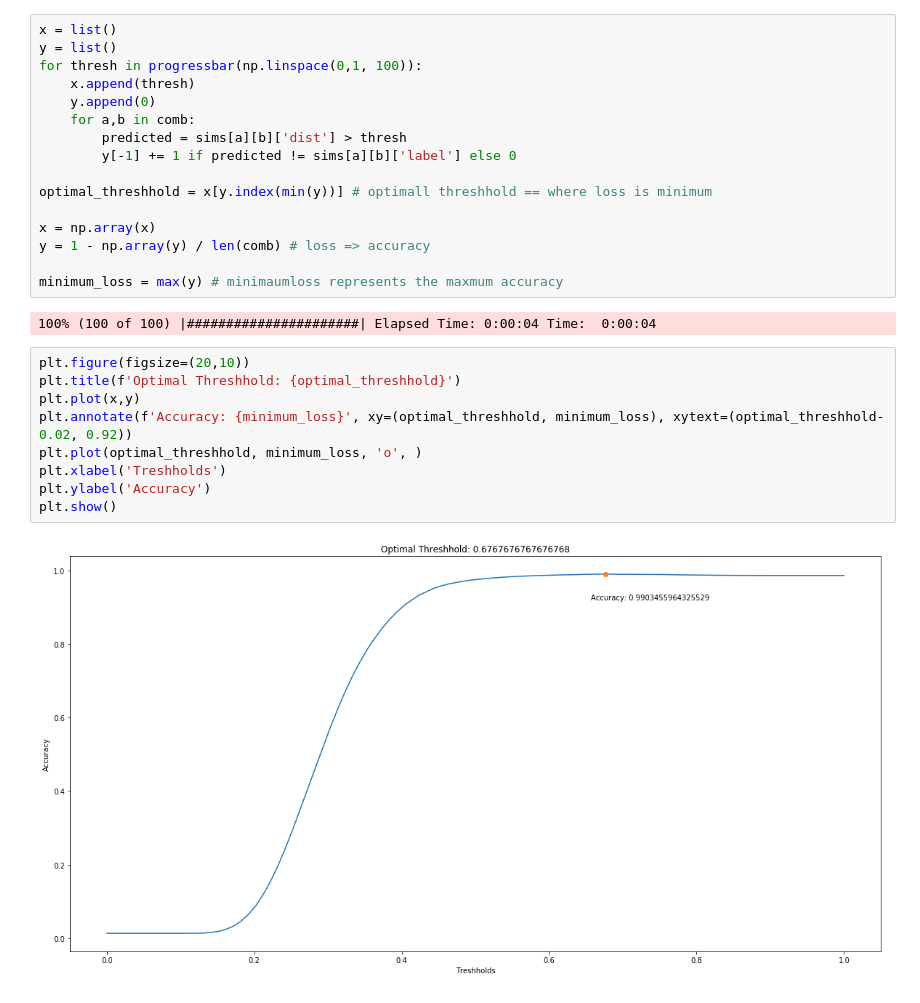
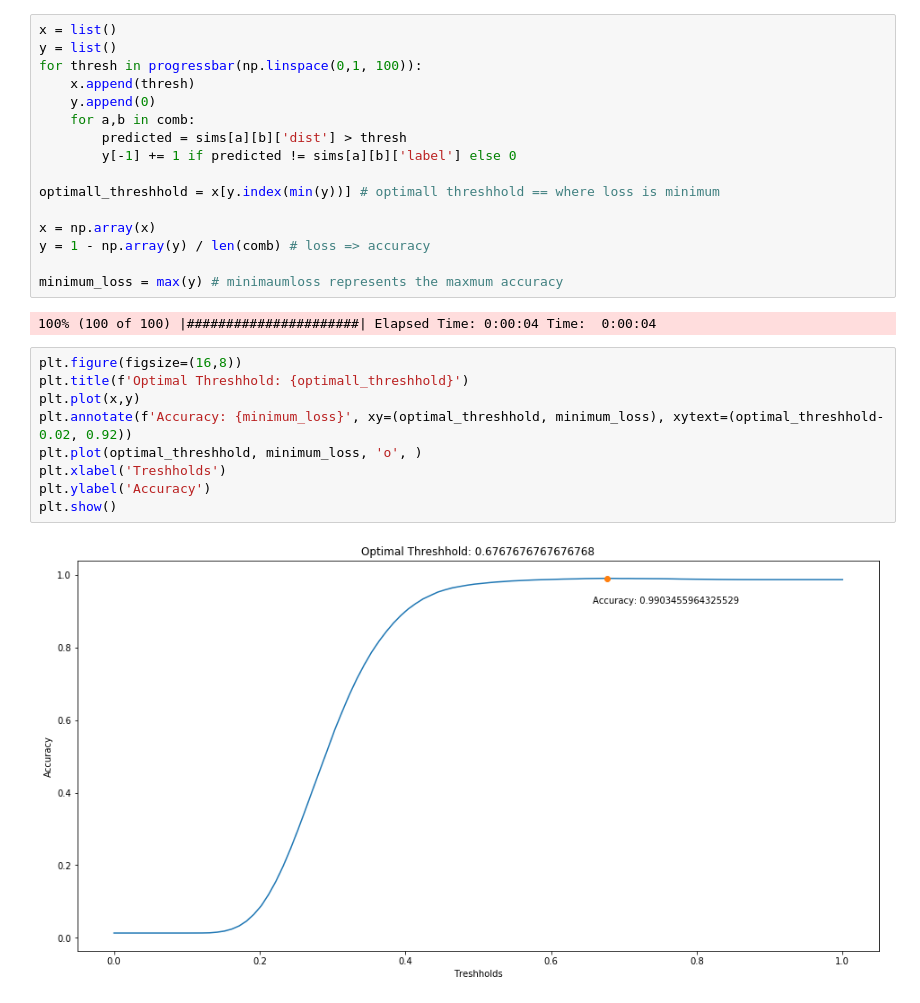
Before and after one commit to xrhd/Compare-Handwritten-Signatures-using-VGG19, a Jupyter notebook: signatures_similarity.ipynb, the cells around one changed output. Cells and saved outputs as stored; diff of their text form.

```diff
--- a/signatures_similarity.ipynb
+++ b/signatures_similarity.ipynb
@@ -164,7 +166,7 @@ for thresh in progressbar(np.linspace(0,1, 100)):
         predicted = sims[a][b]['dist'] > thresh
         y[-1] += 1 if predicted != sims[a][b]['label'] else 0
 
-optimal_threshhold = x[y.index(min(y))] # optimall threshhold == where loss is minimum
+optimall_threshhold = x[y.index(min(y))] # optimall threshhold == where loss is minimum
 
 x = np.array(x)
 y = 1 - np.array(y) / len(comb) # loss => accuracy
@@ -173,13 +175,13 @@ minimum_loss = max(y) # minimaumloss represents the maxmum accuracy
 # %% [output]
 100% (100 of 100) |######################| Elapsed Time: 0:00:04 Time:  0:00:04
 # %%
-plt.figure(figsize=(20,10))
-plt.title(f'Optimal Threshhold: {optimal_threshhold}')
+plt.figure(figsize=(16,8))
+plt.title(f'Optimal Threshhold: {optimall_threshhold}')
 plt.plot(x,y)
 plt.annotate(f'Accuracy: {minimum_loss}', xy=(optimal_threshhold, minimum_loss), xytext=(optimal_threshhold-0.02, 0.92))
 plt.plot(optimal_threshhold, minimum_loss, 'o', )
 plt.xlabel('Treshholds')
 plt.ylabel('Accuracy')
 plt.show()
 # %% [output]
-[figure, old version]
+[figure, new version]
```
Also changed, not shown: parts of 5 cells of this notebook.
